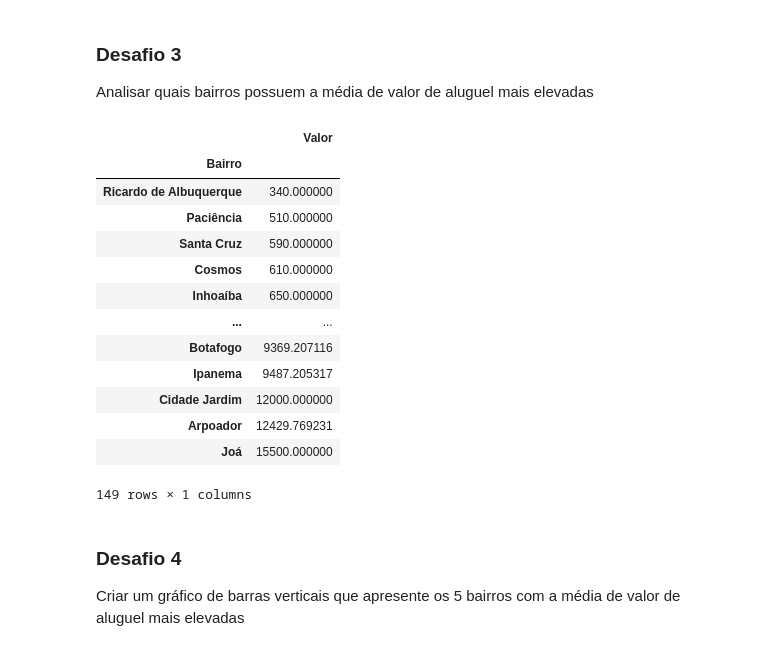
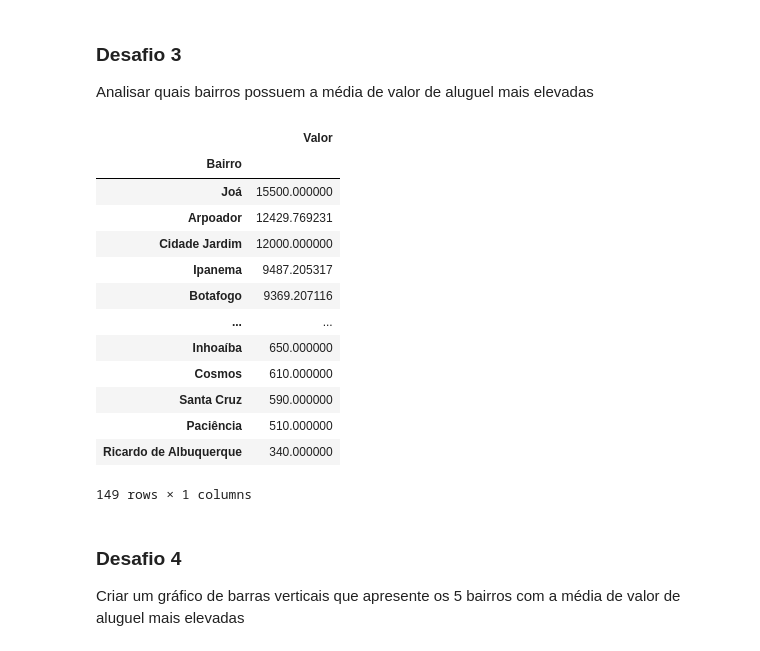
Before and after one commit to carlosvblessa/04-pandas-conhecendo, a Jupyter notebook: notebooks/desafios_resolvidos.ipynb, the cells around one changed output. Drawn from its saved outputs; the diff is of its cells as text; code cells hidden in the pictures.

```diff
--- a/notebooks/desafios_resolvidos.ipynb
+++ b/notebooks/desafios_resolvidos.ipynb
@@ -188,21 +188,21 @@ df['Bairro'].nunique()
 ### Desafio 3
 Analisar quais bairros possuem a média de valor de aluguel mais elevadas
 # %%
-df.groupby('Bairro')[['Valor']].mean().sort_values('Valor')
+df.groupby('Bairro')[['Valor']].mean().sort_values('Valor', ascending = False)
 # %% [output]
 |  | Valor |
 | Bairro |  |
+| Joá | 15500.000000 |
+| Arpoador | 12429.769231 |
+| Cidade Jardim | 12000.000000 |
+| Ipanema | 9487.205317 |
+| Botafogo | 9369.207116 |
+| ... | ... |
+| Inhoaíba | 650.000000 |
+| Cosmos | 610.000000 |
+| Santa Cruz | 590.000000 |
+| Paciência | 510.000000 |
 | Ricardo de Albuquerque | 340.000000 |
-| Paciência | 510.000000 |
-| Santa Cruz | 590.000000 |
-| Cosmos | 610.000000 |
-| Inhoaíba | 650.000000 |
-| ... | ... |
-| Botafogo | 9369.207116 |
-| Ipanema | 9487.205317 |
-| Cidade Jardim | 12000.000000 |
-| Arpoador | 12429.769231 |
-| Joá | 15500.000000 |
 149 rows × 1 columns
 # %% [markdown]
 ### Desafio 4
```
Also changed, not shown: parts of 3 cells of this notebook, 1 other file.
